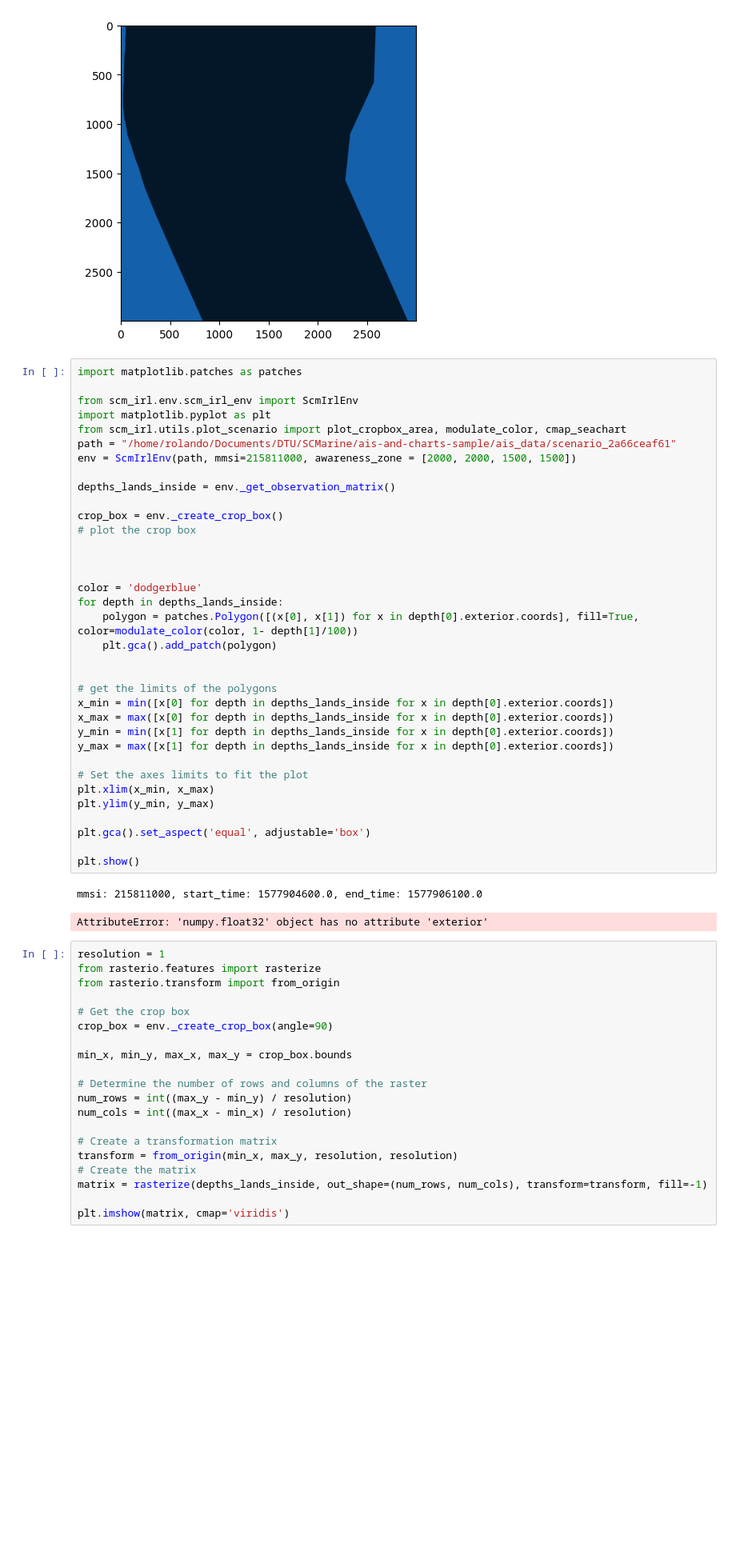
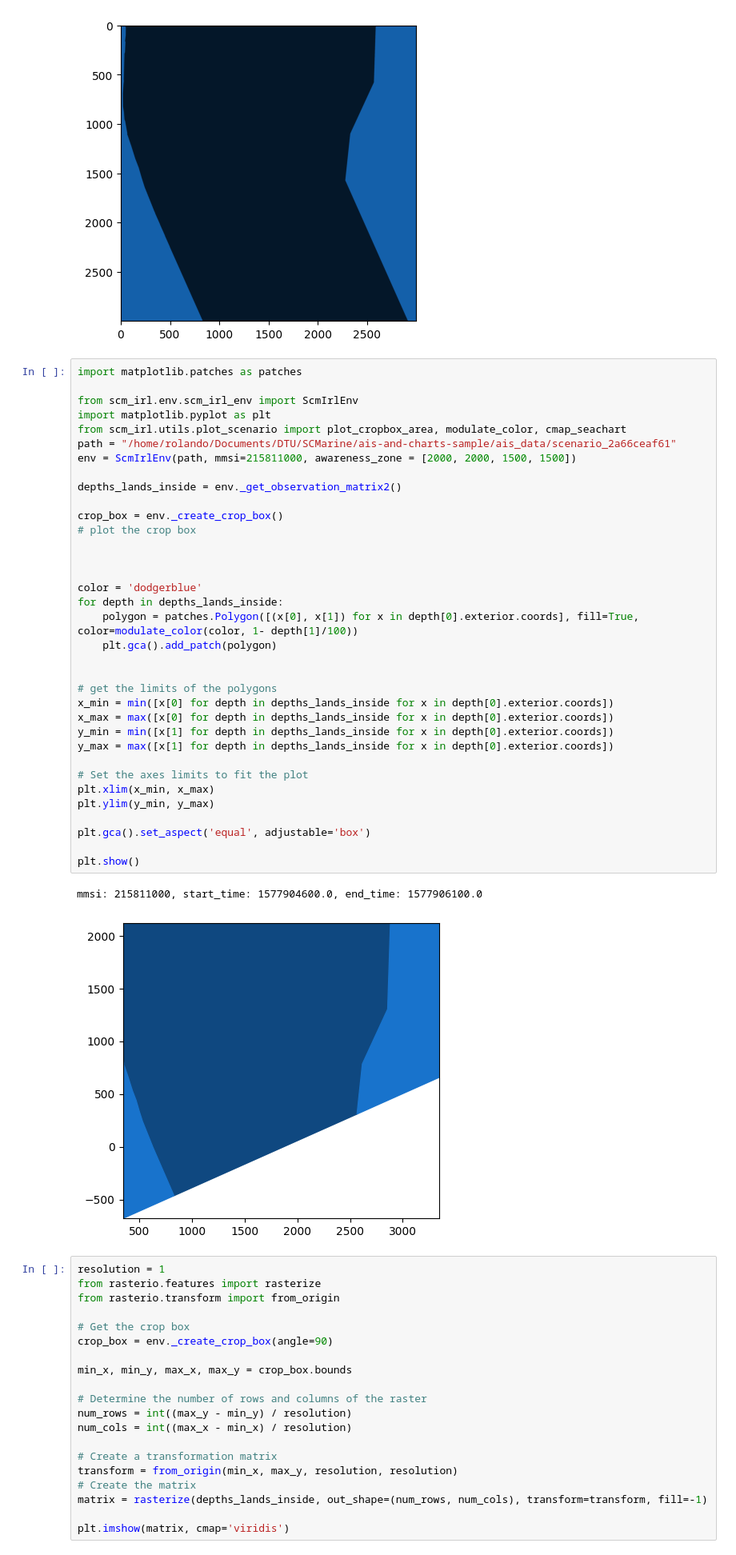
Before and after one commit to esquivelrs/scm_irl, a Jupyter notebook: notebooks/env_test.ipynb, the cells around one changed output. Shown at 80% size. Drawn from its saved outputs; the diff is of its cells as text; blank space fills up the shorter version.

```diff
--- a/notebooks/env_test.ipynb
+++ b/notebooks/env_test.ipynb
@@ -80,35 +83,35 @@ from scm_irl.utils.plot_scenario import plot_cropbox_area, modulate_color, cmap_
 path = "/home/rolando/Documents/DTU/SCMarine/ais-and-charts-sample/ais_data/scenario_2a66ceaf61"
 env = ScmIrlEnv(path, mmsi=215811000, awareness_zone = [2000, 2000, 1500, 1500])
 
-depths_lands_inside = env._get_observation_matrix()
+depths_lands_inside = env._get_observation_matrix2()
 
 crop_box = env._create_crop_box()
 # plot the crop box
 
 
 
 color = 'dodgerblue'
 for depth in depths_lands_inside:
     polygon = patches.Polygon([(x[0], x[1]) for x in depth[0].exterior.coords], fill=True, color=modulate_color(color, 1- depth[1]/100))
     plt.gca().add_patch(polygon)
 
 
 # get the limits of the polygons
 x_min = min([x[0] for depth in depths_lands_inside for x in depth[0].exterior.coords])
 x_max = max([x[0] for depth in depths_lands_inside for x in depth[0].exterior.coords])
 y_min = min([x[1] for depth in depths_lands_inside for x in depth[0].exterior.coords])
 y_max = max([x[1] for depth in depths_lands_inside for x in depth[0].exterior.coords])
 
 # Set the axes limits to fit the plot
 plt.xlim(x_min, x_max)
 plt.ylim(y_min, y_max)
 
 plt.gca().set_aspect('equal', adjustable='box')
 
 plt.show()
 # %% [output]
 mmsi: 215811000, start_time: 1577904600.0, end_time: 1577906100.0
-AttributeError: 'numpy.float32' object has no attribute 'exterior'
+[figure, added]
 # %%
 resolution = 1
 from rasterio.features import rasterize
```
Also changed, not shown: parts of 6 cells of this notebook, 19 other files.
